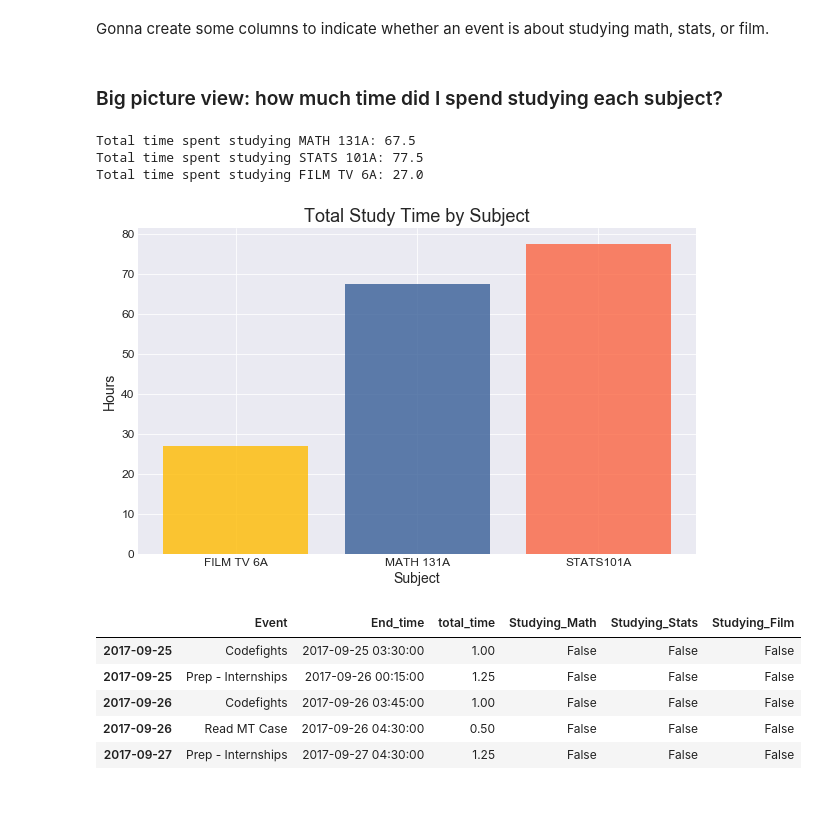
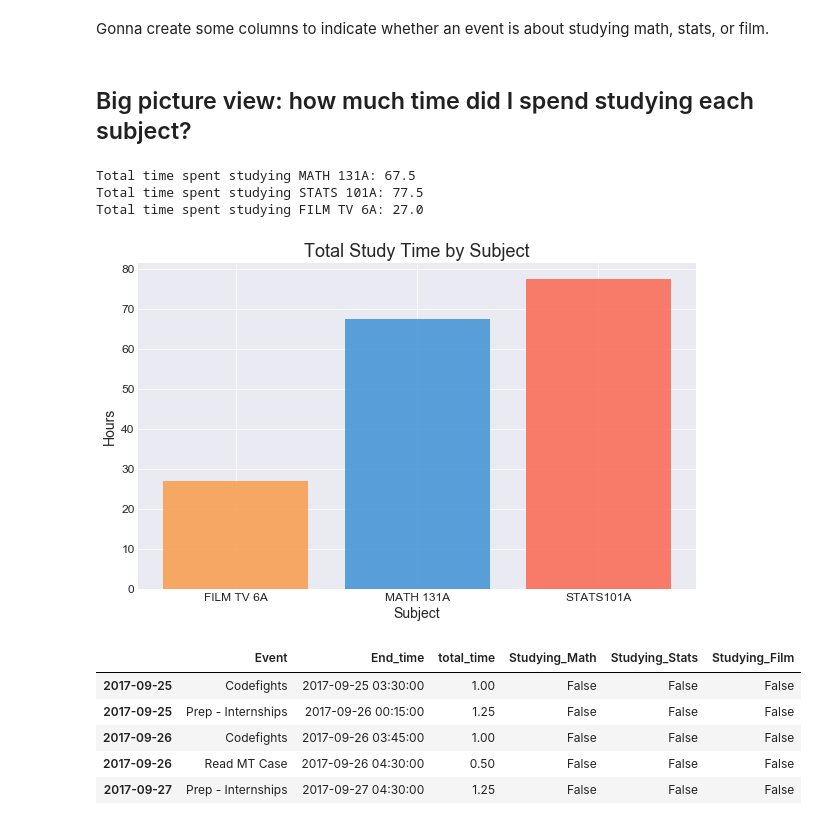
Before and after one commit to ashleyshine/ticktock, a Jupyter notebook: Tracking-Time.ipynb, the cells around one changed output. Cells and saved outputs as stored; diff of their text form; code cells hidden in the pictures.

Commit message:
Initial bar charts

```diff
--- a/Tracking-Time.ipynb
+++ b/Tracking-Time.ipynb
@@ -13,7 +14,8 @@ import re
 Starting with general data - day-to-day stuff.
 # %%
 data_path = "./data/"
-general = pd.read_csv(data_path + "general.csv", skiprows=1, names=["Event", "Start_time", "End_time"])
+general = pd.read_csv(data_path + "general.csv", skiprows=1, \
+                      names=["Event", "Start_time", "End_time"])
 # %%
 general.info()
 # %% [output]
@@ -125,7 +118,7 @@ general_f17['Studying_Stats'] = study_stats
 study_film = general_f17.apply(lambda x: is_studying(x['Event'], "Film"), axis=1)
 general_f17['Studying_Film'] = study_film
 # %% [markdown]
-### Big picture view: how much time did I spend studying each subject?
+## Big picture view: how much time did I spend studying each subject?
 # %%
 math_hours = general_f17.loc[general_f17['Studying_Math'], 'total_time'].sum()
 stats_hours = general_f17.loc[general_f17['Studying_Stats'], 'total_time'].sum()
@@ -153,21 +146,26 @@ plt.style.use('seaborn-darkgrid')
 
 # because matplotlib's default colors drive me insane
 # inspiration from https://www.canva.com/learn/100-color-combinations/
-fresh_colors = ["#F98866", "#FF420E", "#80BD9E", "#89DA59"] #01. Fresh & Bright
-crisp_colors = ["#505160", "#68829E", "#AEBD38", "#598234"] # 04. Crisp & Dramatic
-primary_colors = ["#375E97", "#FB6542", "#FFBB00", "#3F681C"] # 08. Primary Colors
+# stored as numpy arrays for easy subsetting later
+fresh_colors = np.array(["#F98866", "#FF420E", "#80BD9E", "#89DA59"]) # 01. Fresh & Bright
+crisp_colors = np.array(["#505160", "#68829E", "#AEBD38", "#598234"]) # 04. Crisp & Dramatic
+primary_colors = np.array(["#375E97", "#FB6542", "#FFBB00", "#3F681C"]) # 08. Primary Colors
+energetic_colors = np.array(["#4CB5F5", "#B7B8B6", "#34675C", "#B3C100"]) # 11. Fresh & Energetic
+tropical_colors = np.array(["#4897D8", "#FFDB5C", "#FA6E59", "#F8A055"]) # 33. Fun & Tropical
+
+tropical_colors_2 = tropical_colors[[0,2,3]]
 # %%
-fig1, ax1 = plt.subplots(figsize=(10, 6))
+fig, ax = plt.subplots(figsize=(10, 6))
 
-g1 = ax1.bar(subjects, total_times, color=primary_colors, alpha=0.8);
+g = ax.bar(subjects, total_times, color=tropical_colors_2, alpha=0.9);
 
-ax1.set_title("Total Study Time by Subject")
-ax1.set_xlabel("Subject")
-ax1.set_ylabel("Hours")
+ax.set_title("Total Study Time by Subject")
+ax.set_xlabel("Subject")
+ax.set_ylabel("Hours")
 
 plt.show()
 # %% [output]
-[figure, old version]
+[figure, new version]
 # %%
 # change index to day of event
 general_f17 = general_f17.set_index(['Start_time'])
```
Also changed, not shown: parts of 17 cells of this notebook, 1 other file.
